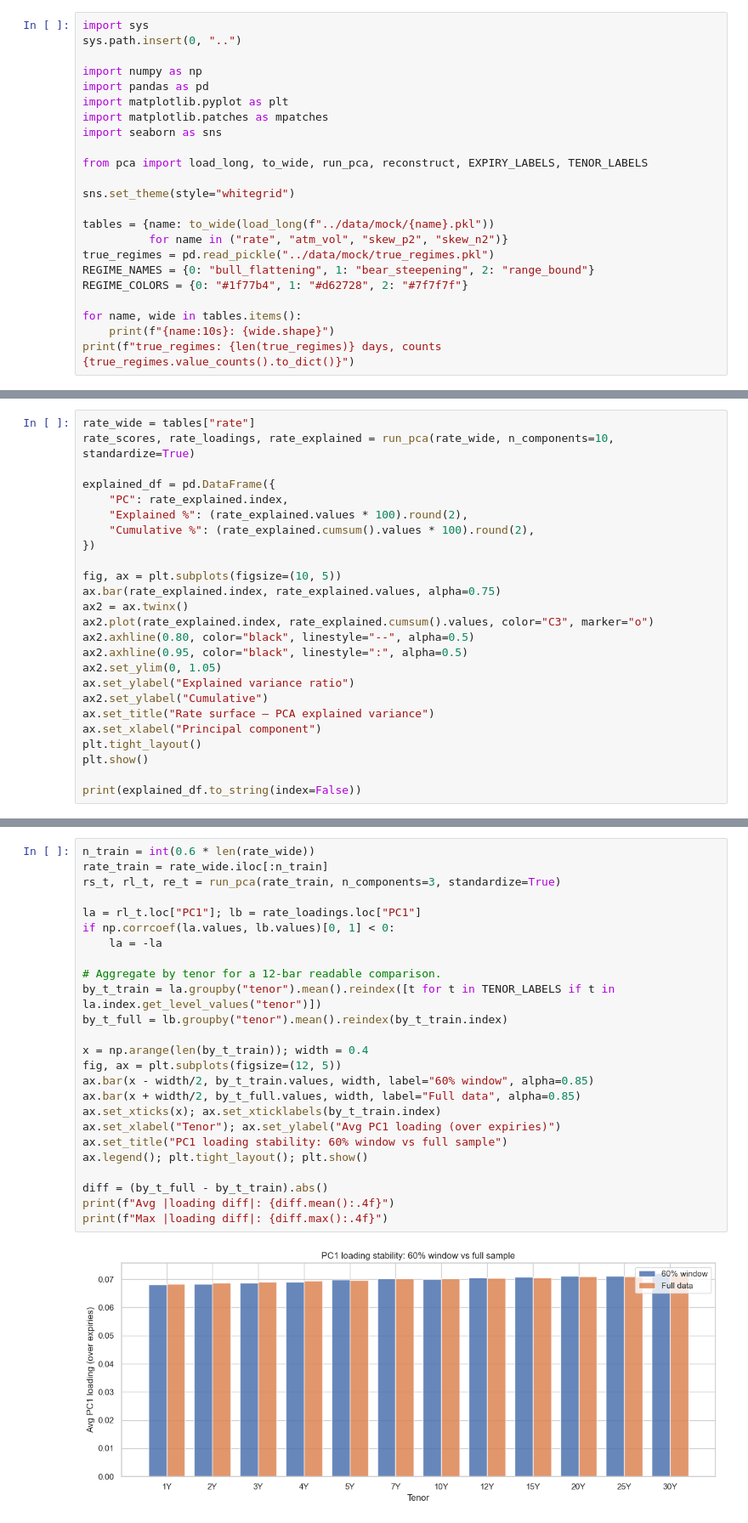
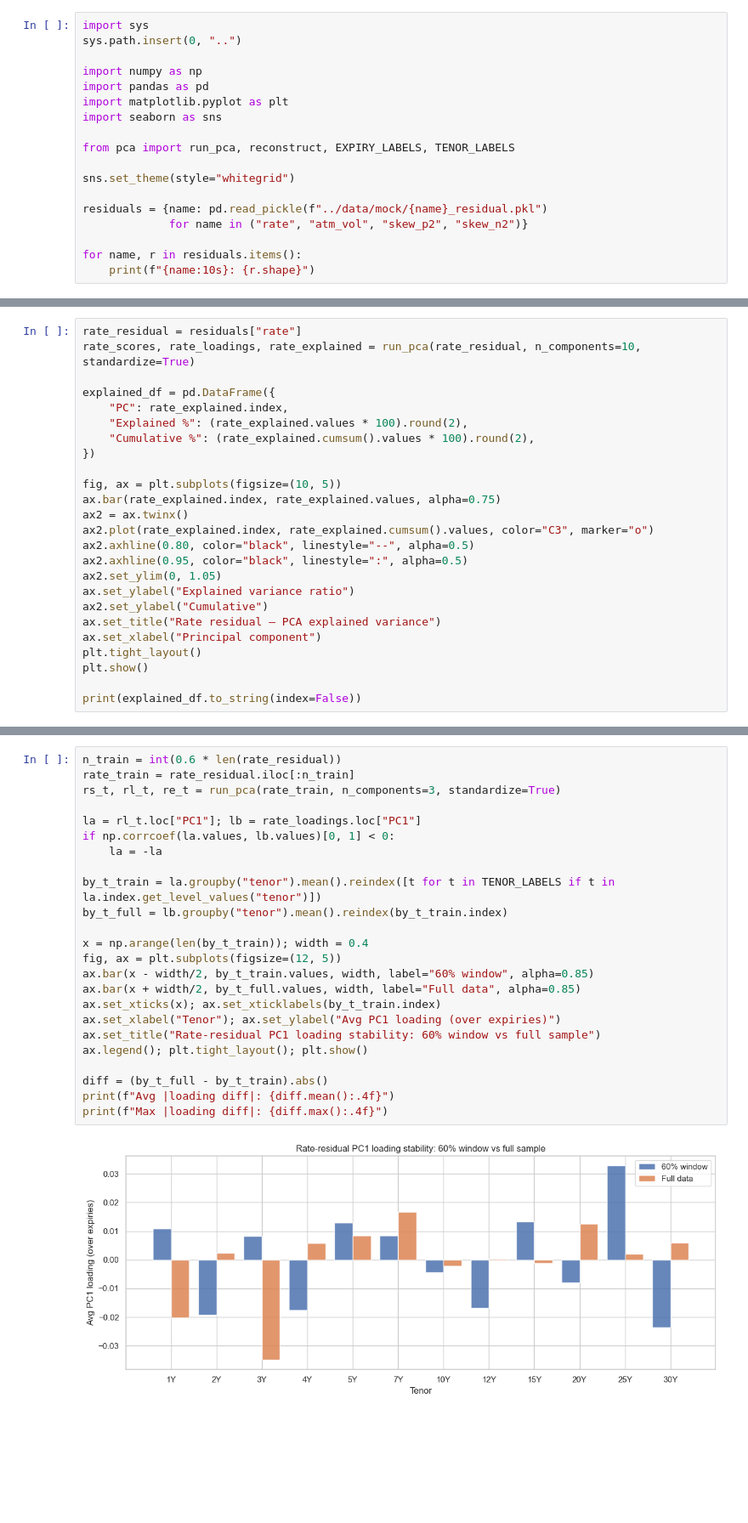
Before and after one commit to ftepqkjng-byte/rates-vol-surface, a Jupyter notebook: notebooks/pca.ipynb, the cells around one changed output, grey strips where cells are left out. Shown at 85% size. Cells and saved outputs as stored; diff of their text form; blank space fills up the shorter version.

```diff
--- a/notebooks/pca.ipynb
+++ b/notebooks/pca.ipynb
@@ -16,20 +21,15 @@ sys.path.insert(0, "..")
 import numpy as np
 import pandas as pd
 import matplotlib.pyplot as plt
-import matplotlib.patches as mpatches
 import seaborn as sns
 
-from pca import load_long, to_wide, run_pca, reconstruct, EXPIRY_LABELS, TENOR_LABELS
+from pca import run_pca, reconstruct, EXPIRY_LABELS, TENOR_LABELS
 
 sns.set_theme(style="whitegrid")
 
-tables = {name: to_wide(load_long(f"../data/mock/{name}.pkl"))
-          for name in ("rate", "atm_vol", "skew_p2", "skew_n2")}
-true_regimes = pd.read_pickle("../data/mock/true_regimes.pkl")
-REGIME_NAMES = {0: "bull_flattening", 1: "bear_steepening", 2: "range_bound"}
-REGIME_COLORS = {0: "#1f77b4", 1: "#d62728", 2: "#7f7f7f"}
+residuals = {name: pd.read_pickle(f"../data/mock/{name}_residual.pkl")
+             for name in ("rate", "atm_vol", "skew_p2", "skew_n2")}
 
-for name, wide in tables.items():
-    print(f"{name:10s}: {wide.shape}")
-print(f"true_regimes: {len(true_regimes)} days, counts {true_regimes.value_counts().to_dict()}")
+for name, r in residuals.items():
+    print(f"{name:10s}: {r.shape}")
 # %% [output]
@@ -47,6 +45,6 @@ guides at 80% and 95% cumulative variance — the usual elbows for
 # %%
-rate_wide = tables["rate"]
-rate_scores, rate_loadings, rate_explained = run_pca(rate_wide, n_components=10, standardize=True)
+rate_residual = residuals["rate"]
+rate_scores, rate_loadings, rate_explained = run_pca(rate_residual, n_components=10, standardize=True)
 
 explained_df = pd.DataFrame({
     "PC": rate_explained.index,
@@ -63,7 +61,7 @@ ax2.axhline(0.95, color="black", linestyle=":", alpha=0.5)
 ax2.set_ylim(0, 1.05)
 ax.set_ylabel("Explained variance ratio")
 ax2.set_ylabel("Cumulative")
-ax.set_title("Rate surface — PCA explained variance")
+ax.set_title("Rate residual — PCA explained variance")
 ax.set_xlabel("Principal component")
 plt.tight_layout()
 plt.show()
@@ -317,27 +270,26 @@ inner product before differencing.
 # %%
-n_train = int(0.6 * len(rate_wide))
-rate_train = rate_wide.iloc[:n_train]
+n_train = int(0.6 * len(rate_residual))
+rate_train = rate_residual.iloc[:n_train]
 rs_t, rl_t, re_t = run_pca(rate_train, n_components=3, standardize=True)
 
 la = rl_t.loc["PC1"]; lb = rate_loadings.loc["PC1"]
 if np.corrcoef(la.values, lb.values)[0, 1] < 0:
     la = -la
 
-# Aggregate by tenor for a 12-bar readable comparison.
 by_t_train = la.groupby("tenor").mean().reindex([t for t in TENOR_LABELS if t in la.index.get_level_values("tenor")])
 by_t_full = lb.groupby("tenor").mean().reindex(by_t_train.index)
 
 x = np.arange(len(by_t_train)); width = 0.4
 fig, ax = plt.subplots(figsize=(12, 5))
 ax.bar(x - width/2, by_t_train.values, width, label="60% window", alpha=0.85)
 ax.bar(x + width/2, by_t_full.values, width, label="Full data", alpha=0.85)
 ax.set_xticks(x); ax.set_xticklabels(by_t_train.index)
 ax.set_xlabel("Tenor"); ax.set_ylabel("Avg PC1 loading (over expiries)")
-ax.set_title("PC1 loading stability: 60% window vs full sample")
+ax.set_title("Rate-residual PC1 loading stability: 60% window vs full sample")
 ax.legend(); plt.tight_layout(); plt.show()
 
 diff = (by_t_full - by_t_train).abs()
 print(f"Avg |loading diff|: {diff.mean():.4f}")
 print(f"Max |loading diff|: {diff.max():.4f}")
 # %% [output]
-[figure, old version]
+[figure, new version]
```
Also changed, not shown: parts of 32 cells of this notebook, 20 other files.
